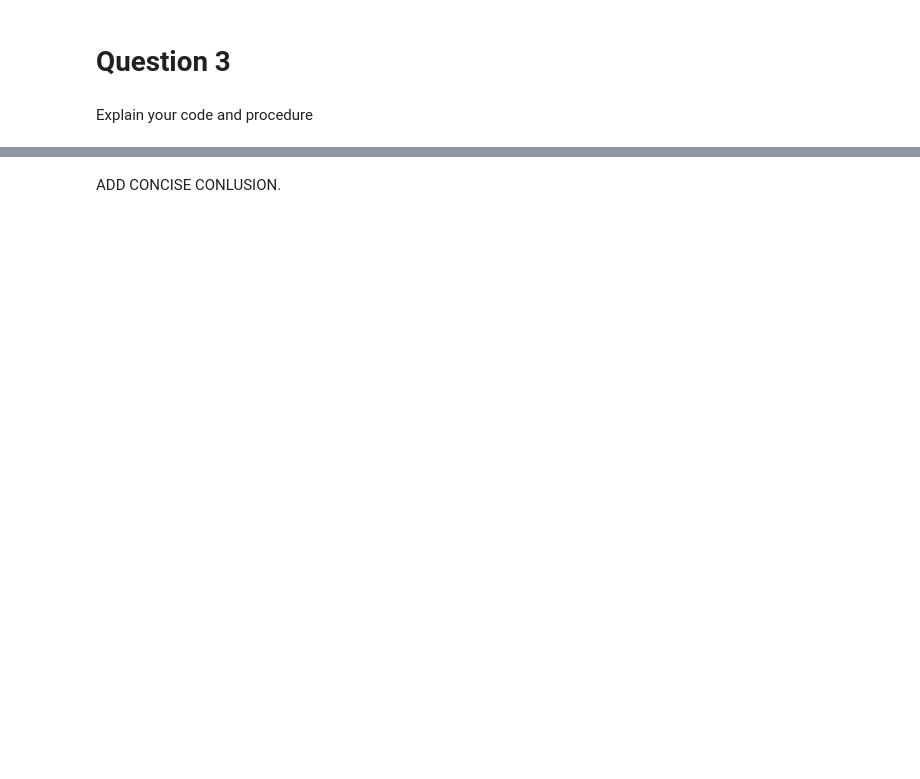
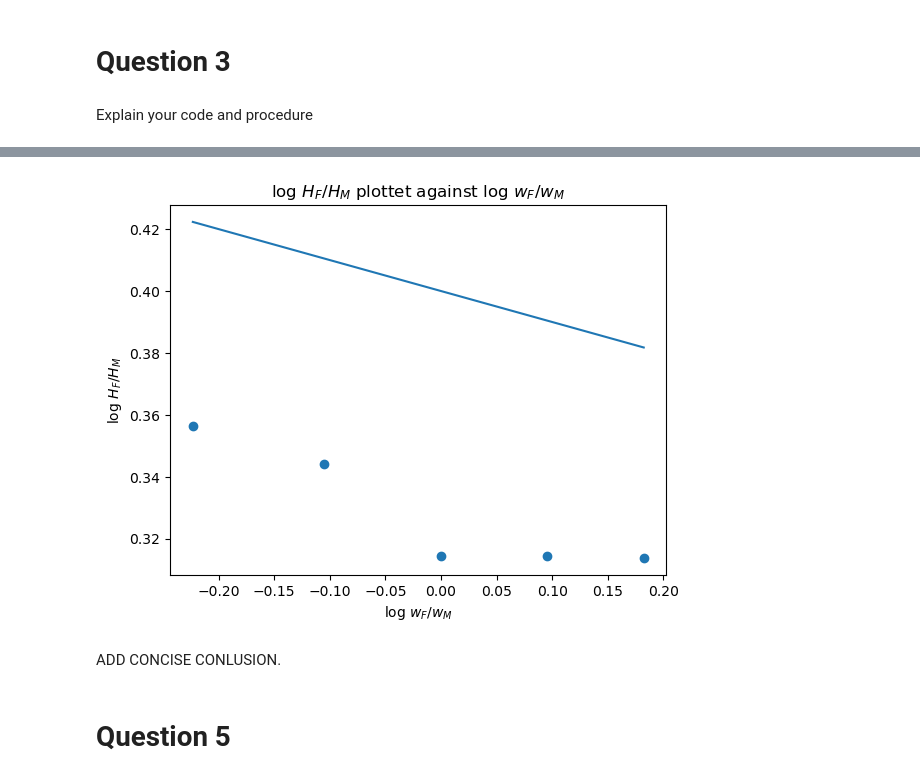
Before and after one commit to vkt823/My-repository, a Jupyter notebook: Assignments (own try)/inauguralproject/my_inauguralproject.ipynb, the cells around one changed output, grey strips where cells are left out. Drawn from its saved outputs; the diff is of its cells as text; code cells hidden in the pictures; blank space fills up the shorter version.

```diff
--- a/Assignments (own try)/inauguralproject/my_inauguralproject.ipynb
+++ b/Assignments (own try)/inauguralproject/my_inauguralproject.ipynb
@@ -93,0 +130,26 @@ Explain your code and procedure
+# %%
+log_HF_HM_best=np.zeros(hsm.par.wF_vec.size)
+target_best=10**6
+alpha_best=0
+sigma_best=0
+for i, alpha in enumerate(np.linspace(0.0,1.0,20)):
+    hsm.par.alpha=alpha
+    for j, sigma in enumerate(np.linspace(0.0,1.5,40)):
+        hsm.par.sigma=sigma
+        hsm.run_regression()
+        target_new=(hsm.par.beta0_target-hsm.opt.beta0)**2+(hsm.par.beta1_target-hsm.opt.beta1)**2
+        if target_new<target_best:
+            target_best=target_new
+            alpha_best=alpha
+            sigma_best=sigma
+            log_HF_HM_best=hsm.solve_wF_vec(discrete=False)
+
+        else:
+            target_best=target_best
+            alpha_best=alpha_best
+            sigma_best=sigma_best
+            log_HF_HM_best=log_HF_HM_best
+#Returning values
+hsm.par.alpha=0.5
+hsm.par.sigma=1.0
+hsm.par.wF=1.0
@@ -94,2 +166,22 @@ Explain your code and procedure
+# %%
+# a. create the figure
+fig = plt.figure()
+#first we create a figure object by initializing the plt.figure
+
+# b. plot
+ax = fig.add_subplot(1,1,1)
+#we only add one subplot so the ax is basically the entire figure.
+
+ax.plot(np.log(hsm.par.wF_vec),hsm.par.beta0_target+hsm.par.beta1_target*np.log(hsm.par.wF_vec))
+ax.scatter(np.log(hsm.par.wF_vec),log_HF_HM_best)
+
+
+ax.set_title('log $H_F/H_M$ plottet against log $w_F/w_M$') #set title
+ax.set_xlabel('log $w_F/w_M$') #set label for x-axis
+ax.set_ylabel('log $H_F/H_M$'); #set label for y-axis
+# %% [output]
+[figure, added]
 # %% [markdown]
 ADD CONCISE CONLUSION.
+# %% [markdown]
+# Question 5
```
Also changed, not shown: parts of 11 cells of this notebook, 9 other files.
